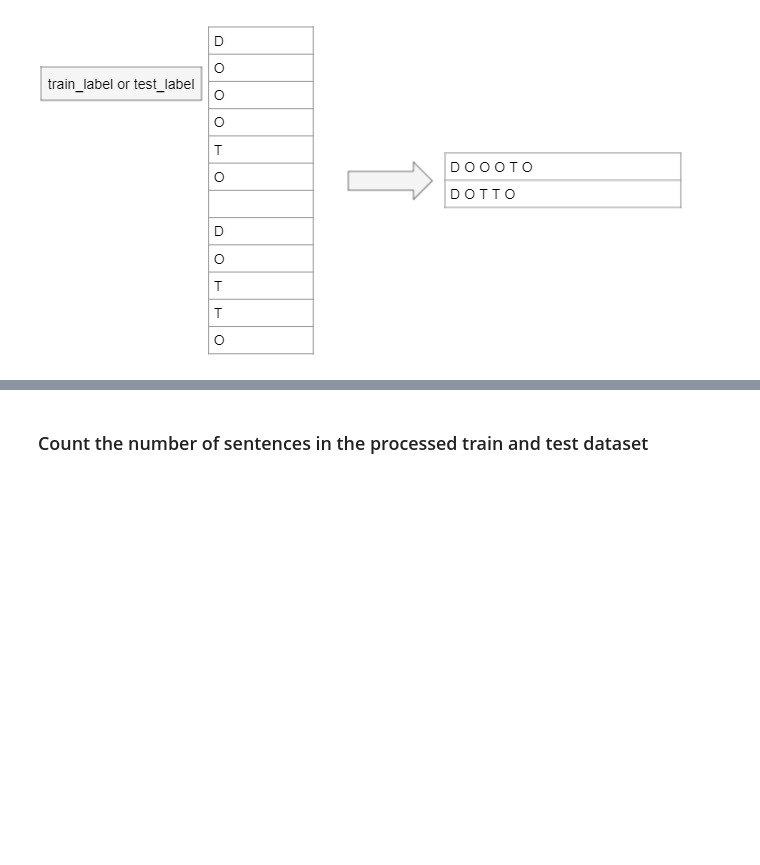
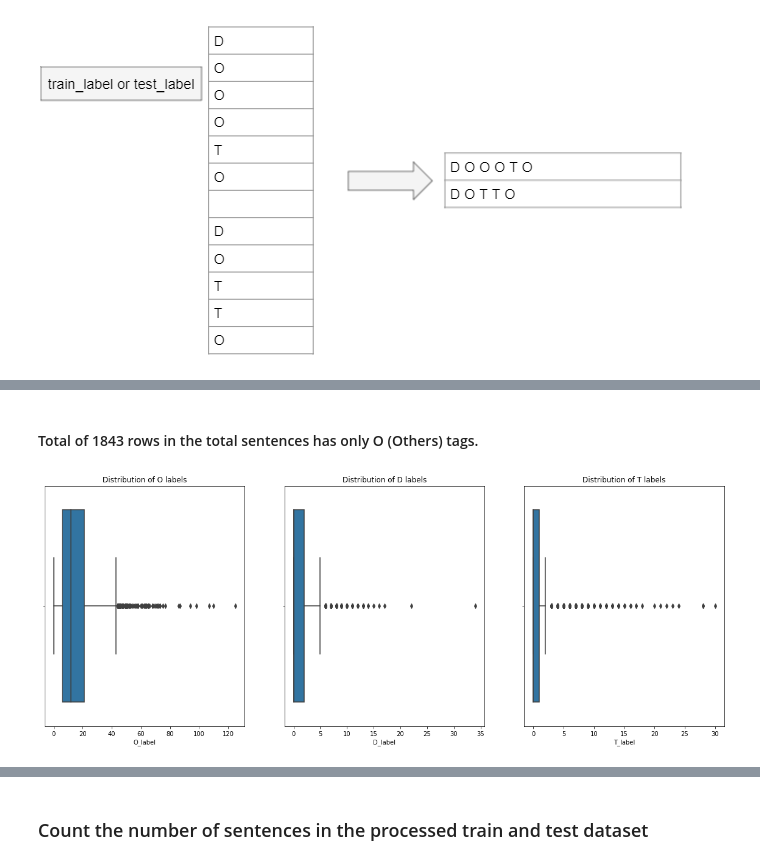
Before and after one commit to chaturvediajay/NLP, a Jupyter notebook: Assignment.ipynb, the cells around one changed output, grey strips where cells are left out. Drawn from its saved outputs; the diff is of its cells as text; code cells hidden in the pictures; blank space fills up the shorter version.

```diff
--- a/Assignment.ipynb
+++ b/Assignment.ipynb
@@ -43,0 +105,4 @@ The dataset provided is in the form of one word per line. Let's understand the f
+# %%
+# Combining trains and test sentences for Exploratory data analysis
+all_sent = train_set+test_set
+len(all_sent)
@@ -43,0 +113,4 @@ The dataset provided is in the form of one word per line. Let's understand the f
+# %%
+# Combining trains and test labels for Exploratory data analysis
+all_labels=train_label+test_label
+len(all_labels)
@@ -43,0 +121,4 @@ The dataset provided is in the form of one word per line. Let's understand the f
+# %%
+# Creating a dataframe out of the given sentences and labels
+df=pd.DataFrame(list(zip(all_sent,all_labels)), columns=['sentences','labels'])
+df.head()
@@ -43,0 +132,7 @@ The dataset provided is in the form of one word per line. Let's understand the f
+# %%
+# Creating new columns which is the total number of O tags, D tags and T tags in a sentence/document
+
+df['O_label']=df.labels.apply(lambda x: len(re.findall('O',x))) # Get total number of O labels in the given sentence
+df['D_label']=df.labels.apply(lambda x: len(re.findall('D',x))) # Get total number of D labels in the given sentence
+df['T_label']=df.labels.apply(lambda x: len(re.findall('T',x))) # Get total number of T labels in the given sentence
+df.tail(15) # Checking the last 15 rows of the dataframe
@@ -43,0 +226,16 @@ The dataset provided is in the form of one word per line. Let's understand the f
+# %% [markdown]
+#### Total of 1843 rows in the total sentences has only O (Others) tags.
+# %%
+plt.figure(figsize=(20,16))
+plt.subplot(2,3,1)
+plt.title('Distribution of O labels')
+sns.boxplot(df.O_label)
+plt.subplot(2,3,2)
+plt.title('Distribution of D labels')
+sns.boxplot(df.D_label)
+plt.subplot(2,3,3)
+plt.title('Distribution of T labels')
+sns.boxplot(df.T_label)
+plt.show()
+# %% [output]
+[figure, added]
```
Also changed, not shown: parts of 60 cells of this notebook.
